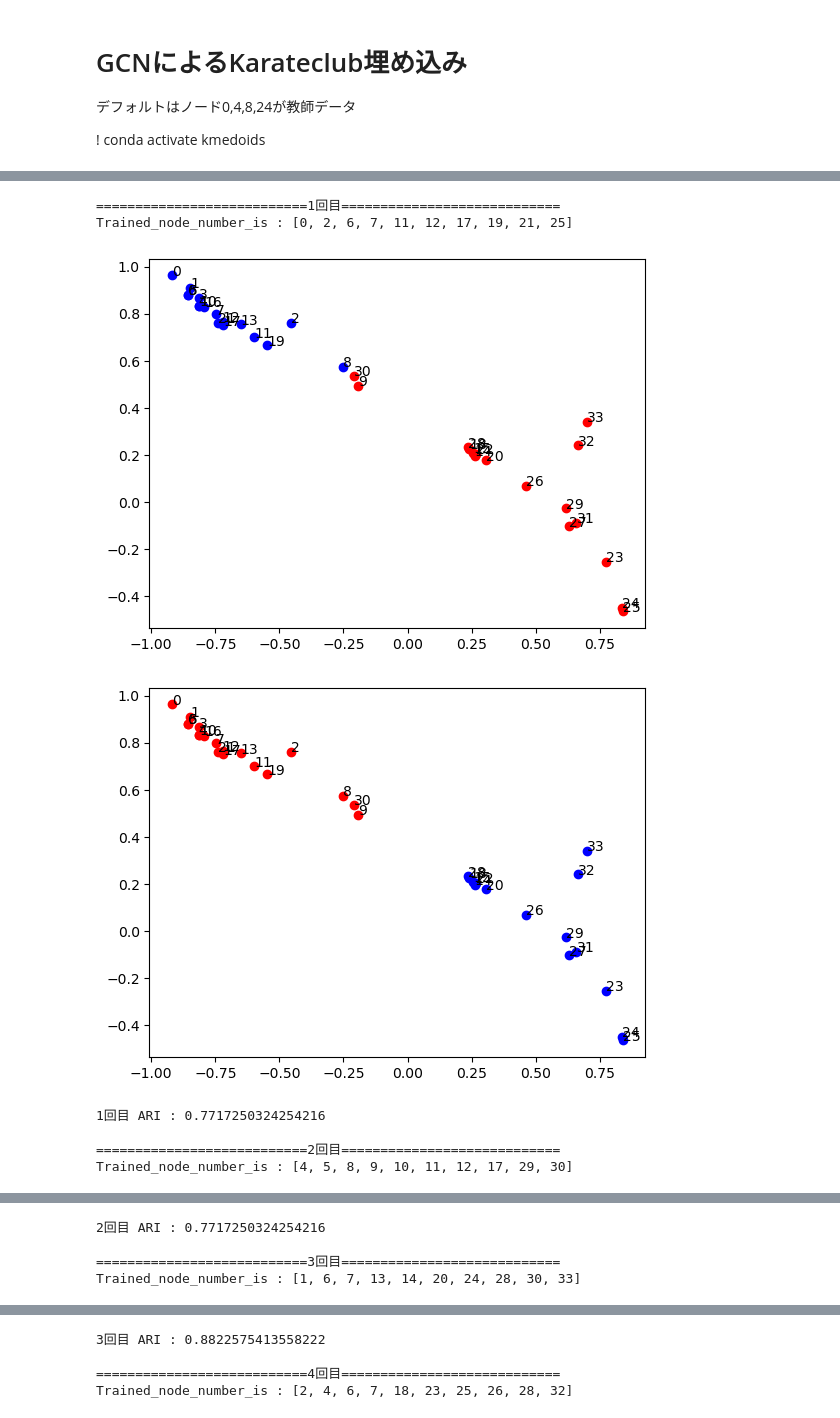
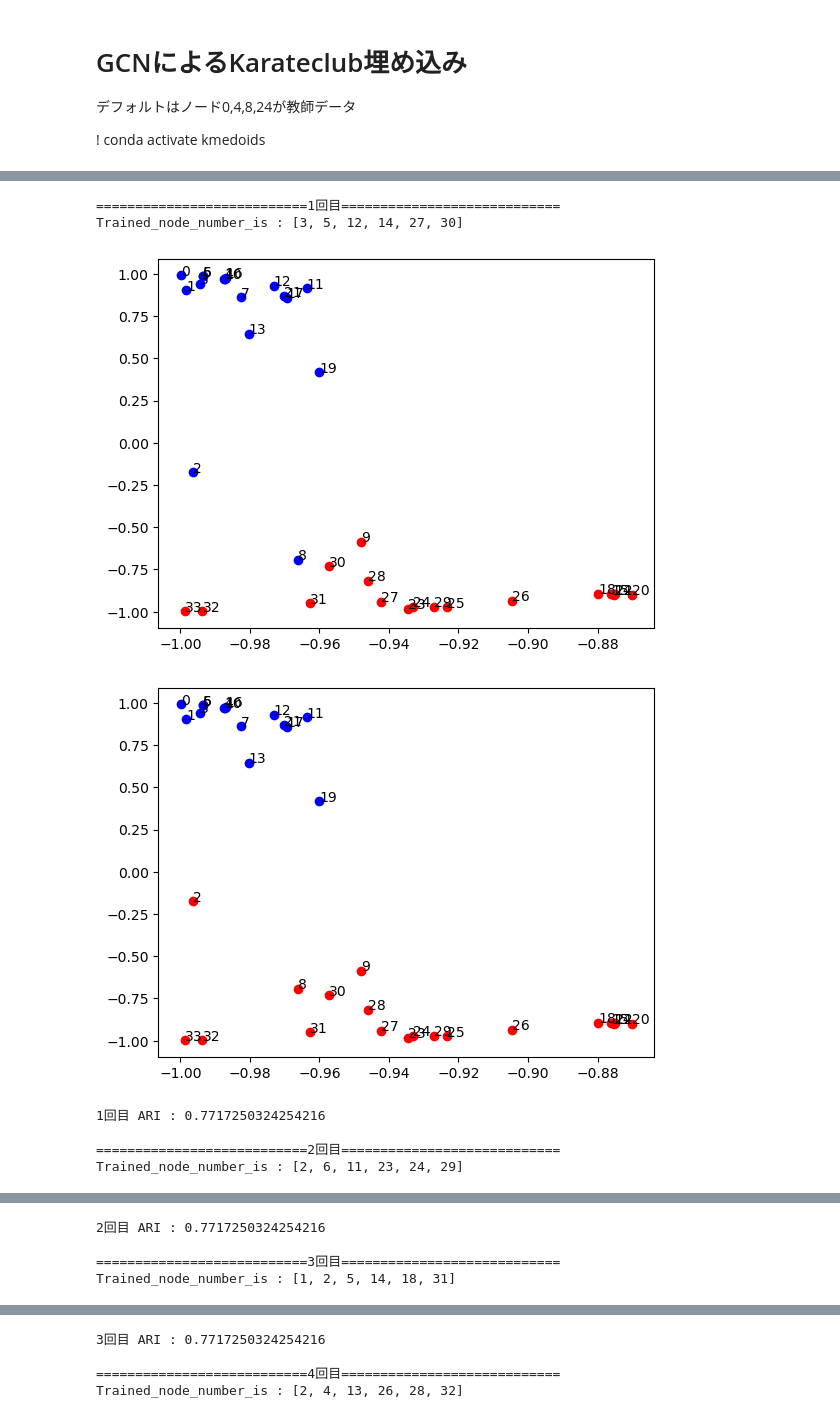
Before and after one commit to taira-no-saurusu/GCN, a Jupyter notebook: gcn_clustering.ipynb, the cells around one changed output, grey strips where cells are left out. Saved outputs shown, nothing was run; the diff lists cells and outputs as text; code cells hidden in the pictures.

```diff
--- a/gcn_clustering.ipynb
+++ b/gcn_clustering.ipynb
@@ -28,3 +25,7 @@ TRUE_LABEL = gcn.draw_karateclub()
+# %%
+LOUVAIN = "LOUVAIN"
+KARATE = "KARATE"
+K4 = "K4"
 # %%
 #すべてを学習データで学習させるか
 TRAIN_ALL = False
@@ -32,11 +33,11 @@ TRAIN_ALL = False
 # デフォルトの一部の学習データ(ノード0,4,8,24)で学習させるか。Falseの場合ランダム
 DEFAULT = False
 
-#ランダムのデータで学習するばいの学習データ(ノード情報)数
-NUM_TRAIN = 10
+#ランダムのデータで学習する場合の学習データ(ノード情報)数
+NUM_TRAIN = 6
 
 #エポック数
-EPOCH = 40
+EPOCH = 100
 
 #学習状況及び結果を図示するか
 VIEW_TRAIN = False
@@ -44,5 +45,25 @@ VIEW_TRAIN = False
 #実行回数
 TIMES = 50
 
+#  クラスタ数
+N_CLUSTER = 2
+
+#GCNの学習に使う教師データ KARATE or LOUVAIN
+TRUE_LABEL = K4
+
+
+
+
+#==========================================================
+
 if NUM_TRAIN>34 :
     sys.exit("ノード数は34以下の必要があります")
+
+if TRUE_LABEL == LOUVAIN:
+    TRUE_LABEL = gcn.read_csv("louvain.txt")
+
+elif TRUE_LABEL == KARATE:
+    TRUE_LABEL = gcn.draw_karateclub()
+
+elif TRUE_LABEL==K4 :
+    TRUE_LABEL = KarateClub()[0].y.detach().numpy()
@@ -49,11 +75,11 @@ if NUM_TRAIN>34 :
 # %%
-ARI_list, max_EVM, min_EVM ,max_pred, min_pred,four_cluss= gcn.exec_to_kmedoids(TIMES,TRAIN_ALL,DEFAULT,NUM_TRAIN,EPOCH,VIEW_TRAIN)
+ARI_list, max_EVM, min_EVM ,max_pred, min_pred = gcn.exec_to_kmedoids(TIMES,TRAIN_ALL,DEFAULT,NUM_TRAIN,EPOCH,VIEW_TRAIN,N_CLUSTER,TRUE_LABEL)
 # %% [output]
 ===========================1回目============================
-Trained_node_number_is : [0, 2, 6, 7, 11, 12, 17, 19, 21, 25]
+Trained_node_number_is : [3, 5, 12, 14, 27, 30]
-[figure, old version]
+[figure, new version]
-[figure, old version]
+[figure, new version]
 1回目 ARI : 0.7717250324254216
 
 ===========================2回目============================
-Trained_node_number_is : [4, 5, 8, 9, 10, 11, 12, 17, 29, 30]
+Trained_node_number_is : [2, 6, 11, 23, 24, 29]
@@ -62,4 +88,4 @@ Trained_node_number_is : [4, 5, 8, 9, 10, 11, 12, 17, 29, 30]
 2回目 ARI : 0.7717250324254216
 
 ===========================3回目============================
-Trained_node_number_is : [1, 6, 7, 13, 14, 20, 24, 28, 30, 33]
+Trained_node_number_is : [1, 2, 5, 14, 18, 31]
@@ -68,4 +94,4 @@ Trained_node_number_is : [1, 6, 7, 13, 14, 20, 24, 28, 30, 33]
-3回目 ARI : 0.8822575413558222
+3回目 ARI : 0.7717250324254216
 
 ===========================4回目============================
-Trained_node_number_is : [2, 4, 6, 7, 18, 23, 25, 26, 28, 32]
+Trained_node_number_is : [2, 4, 13, 26, 28, 32]
```
Also changed, not shown: parts of 7 cells of this notebook, 7 other files.
